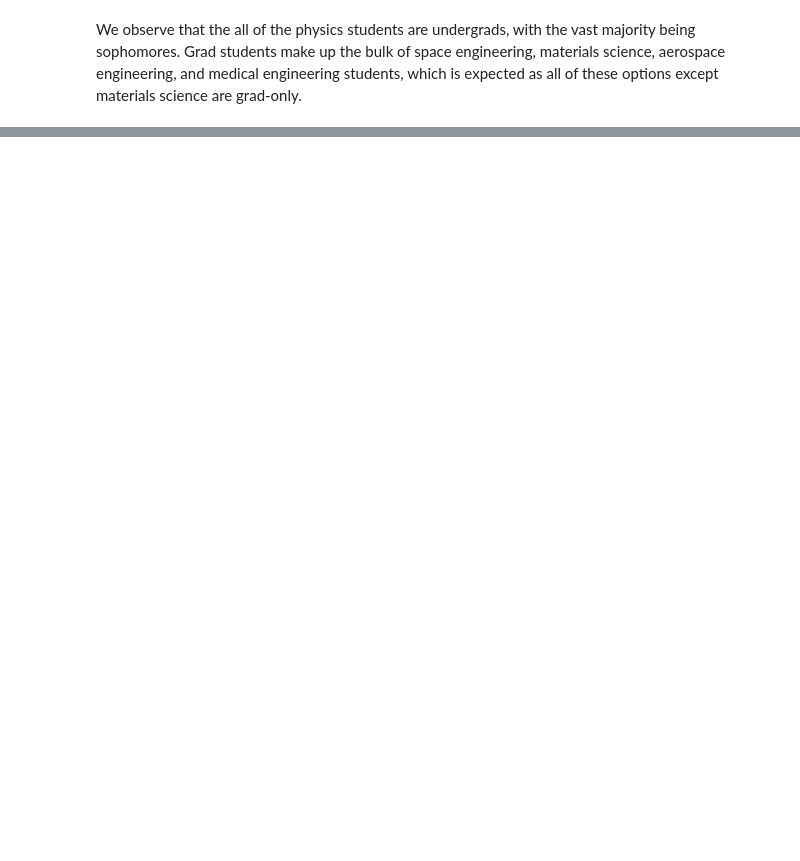
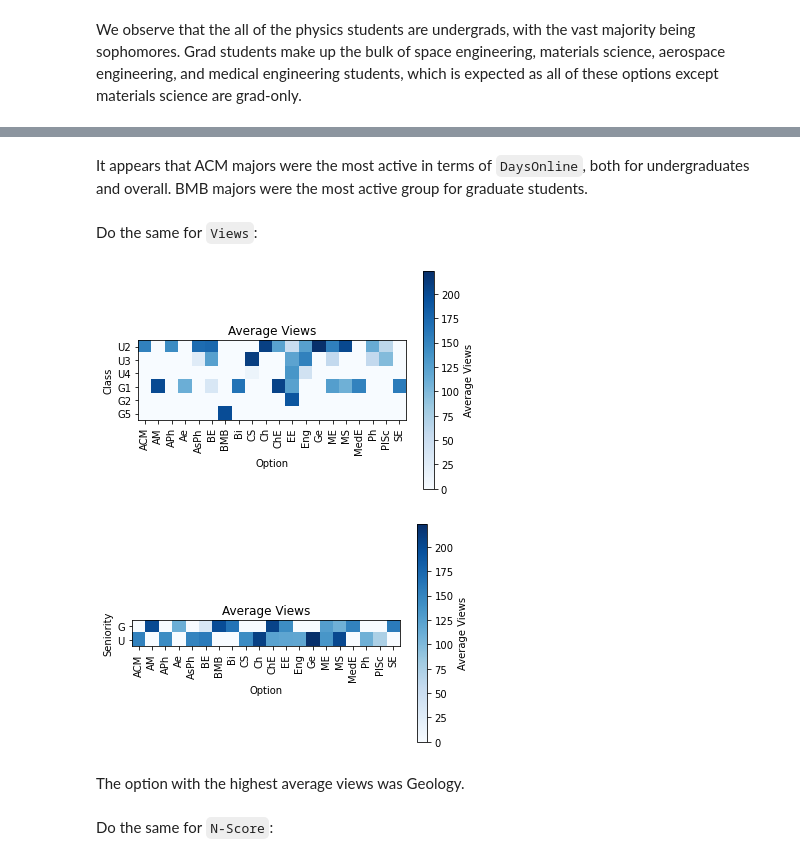
Before and after one commit to amandaliusa/piazza-network-analysis, a Jupyter notebook: visualizations_p_nodes_bar.ipynb, the cells around one changed output, grey strips where cells are left out. Cells and saved outputs as stored; diff of their text form; code cells hidden in the pictures; blank space fills up the shorter version.

```diff
--- a/visualizations_p_nodes_bar.ipynb
+++ b/visualizations_p_nodes_bar.ipynb
@@ -480,0 +335,14 @@ We observe that the all of the physics students are undergrads, with the vast ma
+# %% [markdown]
+It appears that ACM majors were the most active in terms of `DaysOnline`, both for undergraduates and overall. BMB majors were the most active group for graduate students.
+# %% [markdown]
+Do the same for `Views`:
+# %%
+matrix(mod_p_nodes, 'Class', 'Option', 'Views', classes_u_to_g, options2, 'Average Views')
+matrix(mod_p_nodes, 'Seniority', 'Option', 'Views', ['G', 'U'], options2, 'Average Views')
+# %% [output]
+[figure, added]
+[figure, added]
+# %% [markdown]
+The option with the highest average views was Geology.
+# %% [markdown]
+Do the same for `N-Score`:
```
Also changed, not shown: parts of 27 cells of this notebook.
